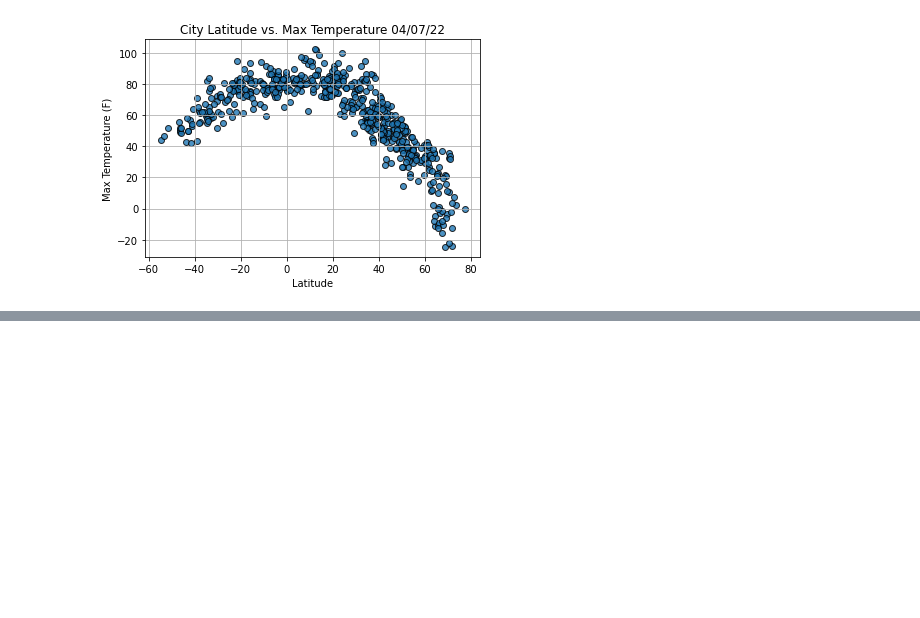
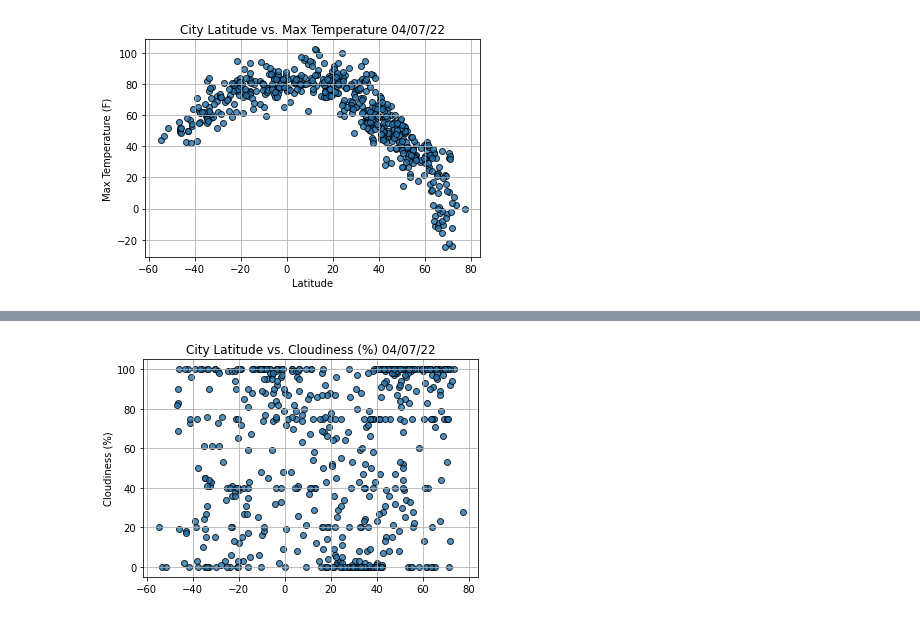
Before and after one commit to JorMerr/World_Weather_Analysis, a Jupyter notebook: WeatherPy.ipynb, the cells around one changed output, grey strips where cells are left out. Cells and saved outputs as stored; diff of their text form; code cells hidden in the pictures; blank space fills up the shorter version.

```diff
--- a/WeatherPy.ipynb
+++ b/WeatherPy.ipynb
@@ -202,18 +202,20 @@ SyntaxError: invalid syntax (3965260436.py, line 4)
 # %%
 # Build the scatter plots for latitude vs humidity.
 plt.scatter(lats,
            cloudiness,
-           edgecolor="black, linewidths=1, marker="o",
+           edgecolor="black", linewidths=1, marker="o",
            alpha=0.8, label="Cities")
 
 # Incorporate the other graph properties.
 plt.title(f"City Latitude vs. Cloudiness (%) " + time.strftime("%x"))
 plt.ylabel("Cloudiness (%)")
 plt.grid(True)
 # Save the figure.
 plt.savefig("weather_data/Fig3.png")
 # Show plot.
 plt.show()
+# %% [output]
+[figure, added]
 # %%
 # Build the scatter plots for latitude vs humidity.
 plt.scatter(lats,
```
Also changed, not shown: parts of 15 cells of this notebook.
